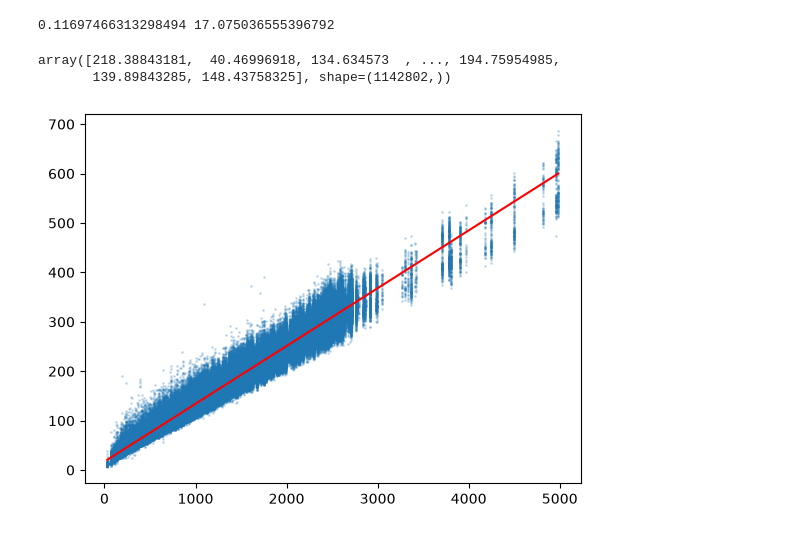
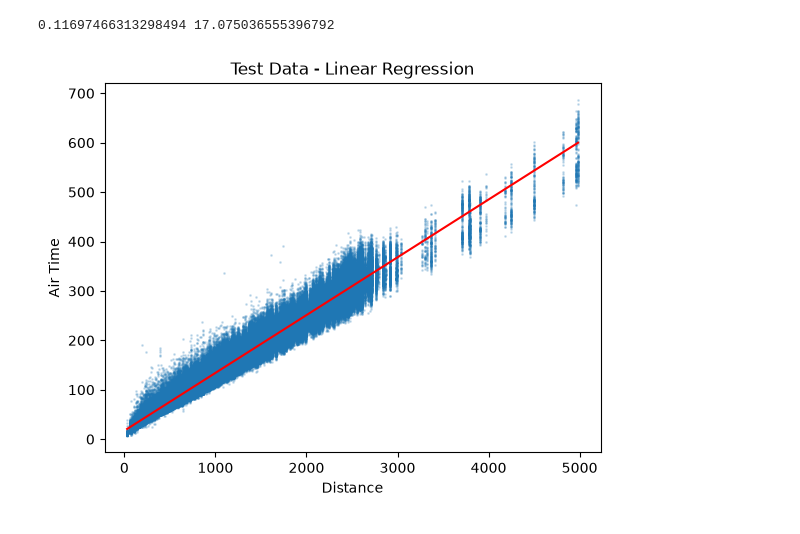
Before and after one commit to ValenBloodhunter/linear-regression-test, a Jupyter notebook: linearregression.ipynb, the cells around one changed output. Drawn from its saved outputs; the diff is of its cells as text; code cells hidden in the pictures.

```diff
--- a/linearregression.ipynb
+++ b/linearregression.ipynb
@@ -60,20 +60,21 @@ lr.fit(x_train,y_train)
 # %% [output]
 0.11697466313298494 17.075036555396792
 # %%
-lr.predict(x_test)
+y_pred = lr.predict(x_test)
-# %% [output]
-array([218.38843181,  40.46996918, 134.634573  , ..., 194.75954985,
-       139.89843285, 148.43758325], shape=(1142802,))
 # %%
 import matplotlib.pyplot as plt
 # %%
 plt.scatter(x_test, y_test, s=1, alpha=0.2)
 
 plt.plot(
     [x_test.min(), x_test.max()],
     [lr.m * x_test.min() + lr.b, lr.m * x_test.max() + lr.b],
     color="red"
 )
+plt.xlabel("Distance")
+plt.ylabel("Air Time")
+plt.title("Test Data - Linear Regression")
 plt.show()
+plt.show()
 # %% [output]
-[figure, old version]
+[figure, new version]
```
Also changed, not shown: parts of 2 cells of this notebook.
